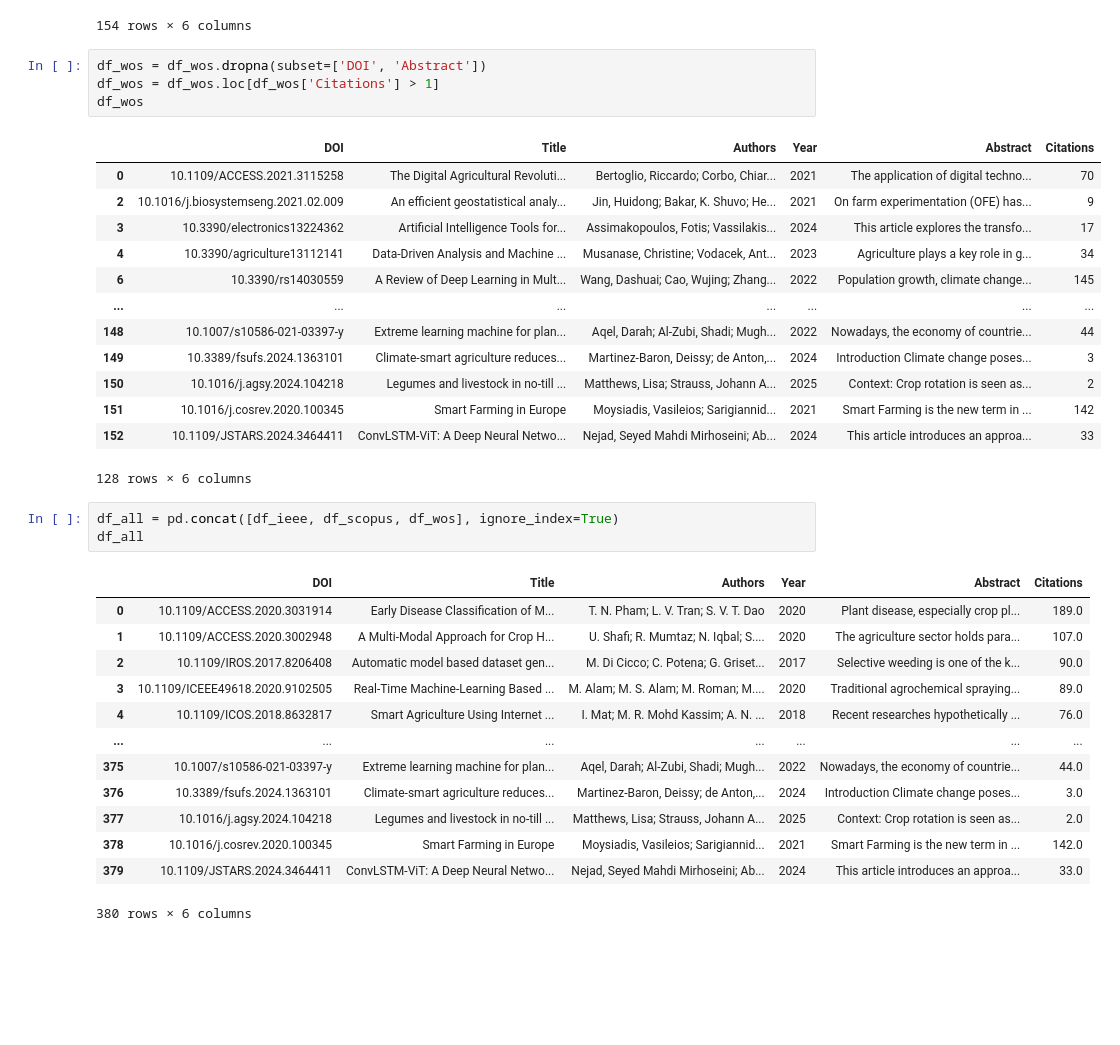
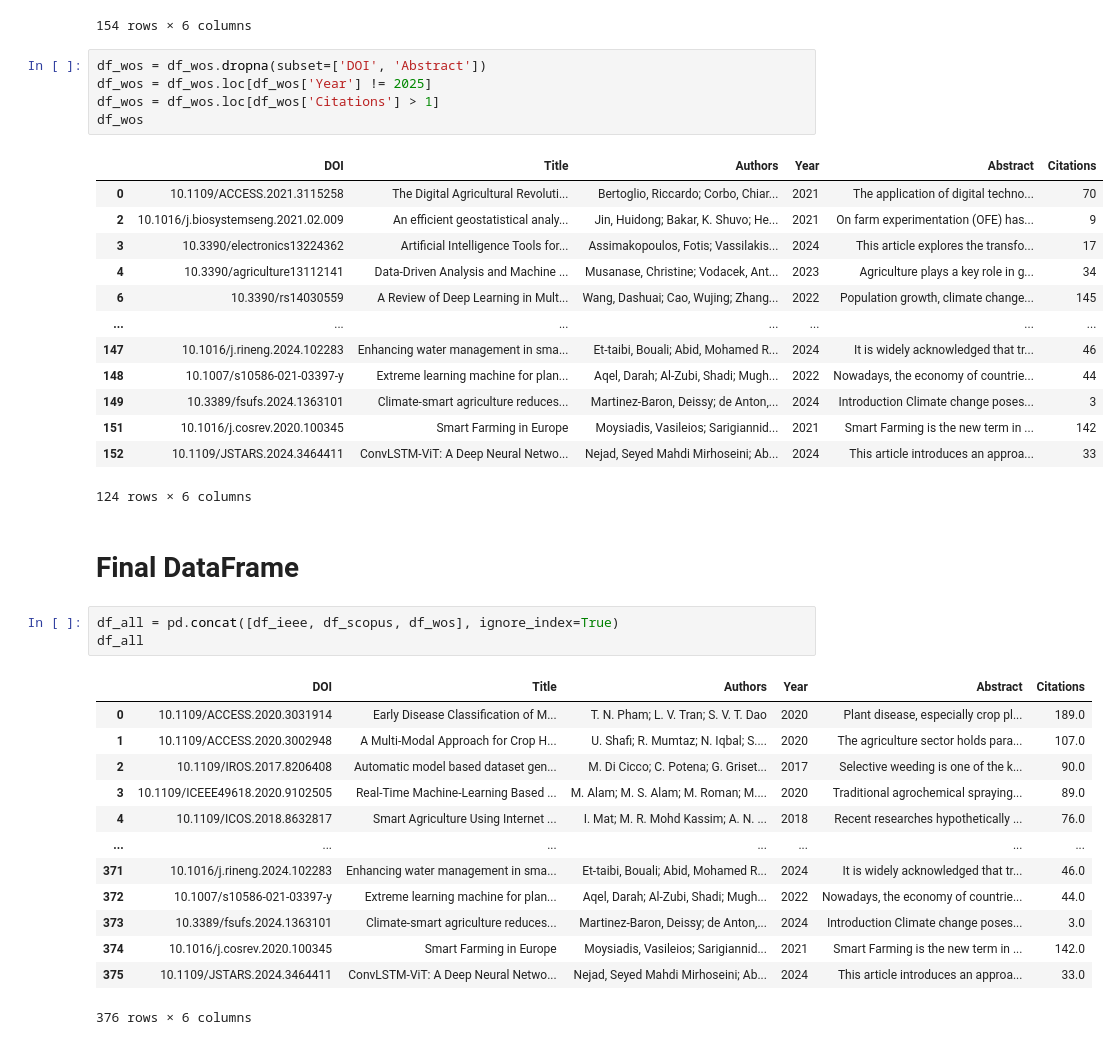
Before and after one commit to RomeoSilvestri/SystematicReview_AgriData, a Jupyter notebook: metadata_processing.ipynb, the cells around one changed output. Cells and saved outputs as stored; diff of their text form; blank space fills up the shorter version.

```diff
--- a/metadata_processing.ipynb
+++ b/metadata_processing.ipynb
@@ -169,22 +176,25 @@ df_wos
 154 rows × 6 columns
 # %%
 df_wos = df_wos.dropna(subset=['DOI', 'Abstract'])
+df_wos = df_wos.loc[df_wos['Year'] != 2025]
 df_wos = df_wos.loc[df_wos['Citations'] > 1]
 df_wos
 # %% [output]
 |  | DOI | Title | Authors | Year | Abstract | Citations |
 | 0 | 10.1109/ACCESS.2021.3115258 | The Digital Agricultural Revoluti... | Bertoglio, Riccardo; Corbo, Chiar... | 2021 | The application of digital techno... | 70 |
 | 2 | 10.1016/j.biosystemseng.2021.02.009 | An efficient geostatistical analy... | Jin, Huidong; Bakar, K. Shuvo; He... | 2021 | On farm experimentation (OFE) has... | 9 |
 | 3 | 10.3390/electronics13224362 | Artificial Intelligence Tools for... | Assimakopoulos, Fotis; Vassilakis... | 2024 | This article explores the transfo... | 17 |
 | 4 | 10.3390/agriculture13112141 | Data-Driven Analysis and Machine ... | Musanase, Christine; Vodacek, Ant... | 2023 | Agriculture plays a key role in g... | 34 |
 | 6 | 10.3390/rs14030559 | A Review of Deep Learning in Mult... | Wang, Dashuai; Cao, Wujing; Zhang... | 2022 | Population growth, climate change... | 145 |
 | ... | ... | ... | ... | ... | ... | ... |
+| 147 | 10.1016/j.rineng.2024.102283 | Enhancing water management in sma... | Et-taibi, Bouali; Abid, Mohamed R... | 2024 | It is widely acknowledged that tr... | 46 |
 | 148 | 10.1007/s10586-021-03397-y | Extreme learning machine for plan... | Aqel, Darah; Al-Zubi, Shadi; Mugh... | 2022 | Nowadays, the economy of countrie... | 44 |
 | 149 | 10.3389/fsufs.2024.1363101 | Climate-smart agriculture reduces... | Martinez-Baron, Deissy; de Anton,... | 2024 | Introduction Climate change poses... | 3 |
-| 150 | 10.1016/j.agsy.2024.104218 | Legumes and livestock in no-till ... | Matthews, Lisa; Strauss, Johann A... | 2025 | Context: Crop rotation is seen as... | 2 |
 | 151 | 10.1016/j.cosrev.2020.100345 | Smart Farming in Europe | Moysiadis, Vasileios; Sarigiannid... | 2021 | Smart Farming is the new term in ... | 142 |
 | 152 | 10.1109/JSTARS.2024.3464411 | ConvLSTM-ViT: A Deep Neural Netwo... | Nejad, Seyed Mahdi Mirhoseini; Ab... | 2024 | This article introduces an approa... | 33 |
-128 rows × 6 columns
+124 rows × 6 columns
+# %% [markdown]
+# Final DataFrame
 # %%
 df_all = pd.concat([df_ieee, df_scopus, df_wos], ignore_index=True)
 df_all
@@ -196,11 +206,11 @@ df_all
 | 3 | 10.1109/ICEEE49618.2020.9102505 | Real-Time Machine-Learning Based ... | M. Alam; M. S. Alam; M. Roman; M.... | 2020 | Traditional agrochemical spraying... | 89.0 |
 | 4 | 10.1109/ICOS.2018.8632817 | Smart Agriculture Using Internet ... | I. Mat; M. R. Mohd Kassim; A. N. ... | 2018 | Recent researches hypothetically ... | 76.0 |
 | ... | ... | ... | ... | ... | ... | ... |
-| 375 | 10.1007/s10586-021-03397-y | Extreme learning machine for plan... | Aqel, Darah; Al-Zubi, Shadi; Mugh... | 2022 | Nowadays, the economy of countrie... | 44.0 |
-| 376 | 10.3389/fsufs.2024.1363101 | Climate-smart agriculture reduces... | Martinez-Baron, Deissy; de Anton,... | 2024 | Introduction Climate change poses... | 3.0 |
-| 377 | 10.1016/j.agsy.2024.104218 | Legumes and livestock in no-till ... | Matthews, Lisa; Strauss, Johann A... | 2025 | Context: Crop rotation is seen as... | 2.0 |
-| 378 | 10.1016/j.cosrev.2020.100345 | Smart Farming in Europe | Moysiadis, Vasileios; Sarigiannid... | 2021 | Smart Farming is the new term in ... | 142.0 |
-| 379 | 10.1109/JSTARS.2024.3464411 | ConvLSTM-ViT: A Deep Neural Netwo... | Nejad, Seyed Mahdi Mirhoseini; Ab... | 2024 | This article introduces an approa... | 33.0 |
+| 371 | 10.1016/j.rineng.2024.102283 | Enhancing water management in sma... | Et-taibi, Bouali; Abid, Mohamed R... | 2024 | It is widely acknowledged that tr... | 46.0 |
+| 372 | 10.1007/s10586-021-03397-y | Extreme learning machine for plan... | Aqel, Darah; Al-Zubi, Shadi; Mugh... | 2022 | Nowadays, the economy of countrie... | 44.0 |
+| 373 | 10.3389/fsufs.2024.1363101 | Climate-smart agriculture reduces... | Martinez-Baron, Deissy; de Anton,... | 2024 | Introduction Climate change poses... | 3.0 |
+| 374 | 10.1016/j.cosrev.2020.100345 | Smart Farming in Europe | Moysiadis, Vasileios; Sarigiannid... | 2021 | Smart Farming is the new term in ... | 142.0 |
+| 375 | 10.1109/JSTARS.2024.3464411 | ConvLSTM-ViT: A Deep Neural Netwo... | Nejad, Seyed Mahdi Mirhoseini; Ab... | 2024 | This article introduces an approa... | 33.0 |
-380 rows × 6 columns
+376 rows × 6 columns
 # %%
 df_all = df_all.drop_duplicates(subset=['DOI'])
```
Also changed, not shown: parts of 9 cells of this notebook, 1 other file.
